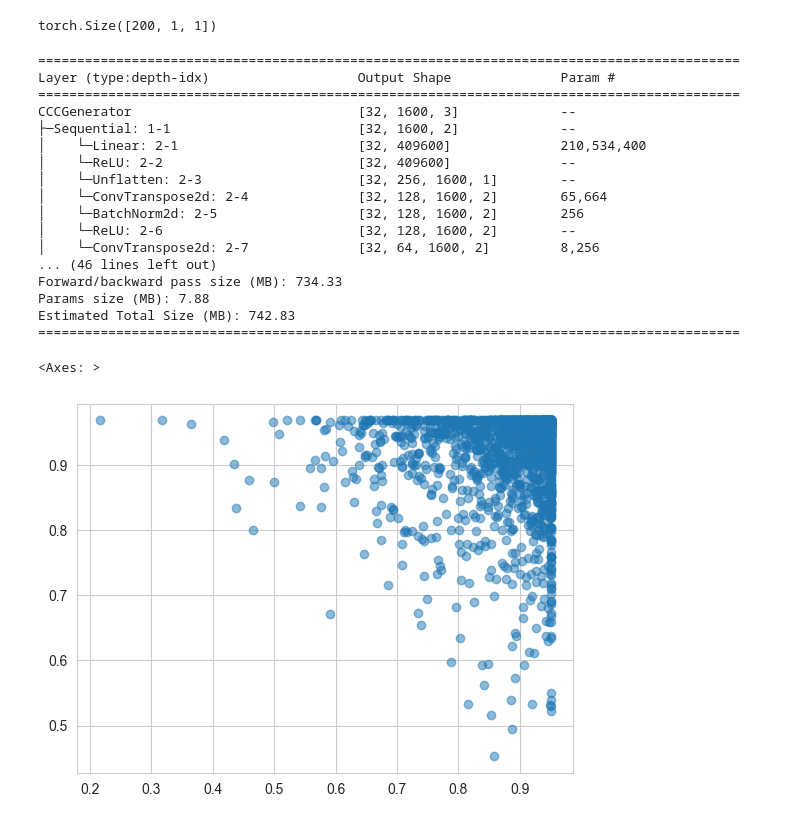
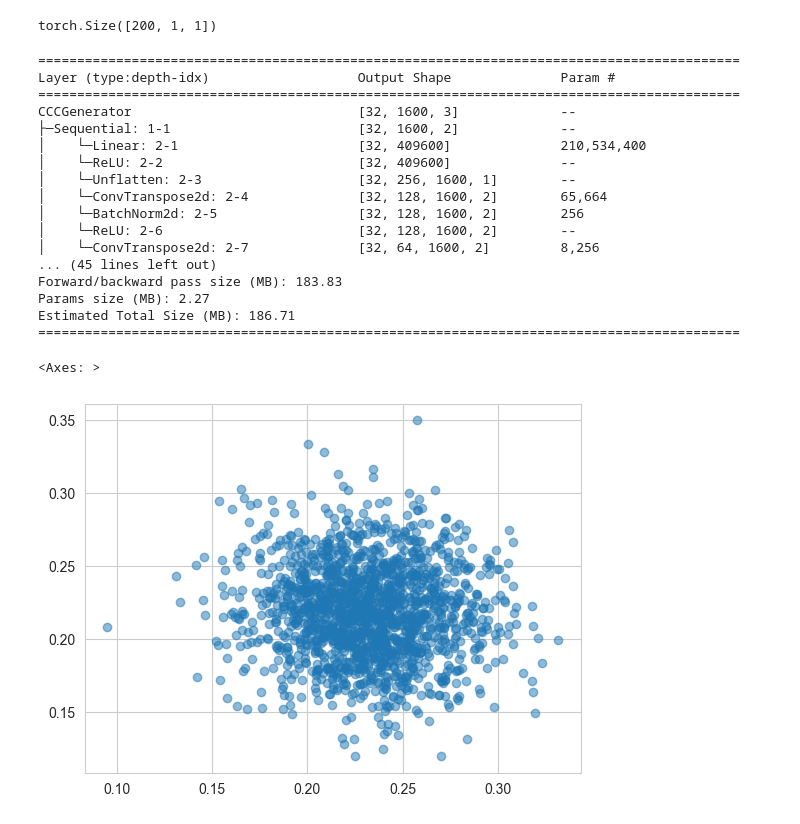
Before and after one commit to Veikko-Saikkonen/hard-spheres, a Jupyter notebook: Notebooks/Hardspheres_v2_simple_lattice.ipynb, the cells around one changed output. Saved outputs shown, nothing was run; the diff lists cells and outputs as text; code cells hidden in the pictures.

```diff
--- a/Notebooks/Hardspheres_v2_simple_lattice.ipynb
+++ b/Notebooks/Hardspheres_v2_simple_lattice.ipynb
@@ -92,6 +92,7 @@ Y_box = 35.573043402379753
 N = 1600
 X_box = 38.225722823651111
 y_box = 38.225722823651111
+dataframe["r"] = 0.375 # Fixed radius for all data, for square lattice
 # %%
 from torch import cdist
 
@@ -114,7 +115,7 @@ from sklearn.preprocessing import StandardScaler, MinMaxScaler
 
 scaler = StaticMinMaxScaler(
     columns = ["x", "y", "r"],
-    maximum = [X_box, Y_box, 20], # NOTE: Tuned for physical feasibility
+    maximum = [X_box, Y_box, 2*X_box], # NOTE: Tuned for physical feasibility
     minimum = [-X_box, -Y_box, 0] # NOTE: Tuned for physical feasibility
 )
 
@@ -124,6 +125,6 @@ dataframe_scaled.set_index(dataframe.index, inplace=True)
 
 dataframe_scaled = dataframe_scaled.drop(columns=["class"]) # Redundant with r
 # dataframe_scaled = dataframe_scaled.sort_values(by=["experiment", "sample"])
-dataframe_scaled.describe().round(5)
+dataframe_scaled.describe().round(7)
 # %% [output]
 |  | x | y | r |
@@ -288,28 +290,28 @@ run_params = {
         "training_ratio_dg": 3,
         "optimizer_g": {
             "name": "Adam",
-            "lr": 0.00005, # 0.00005, #0.002,
+            "lr": 0.0001, # 0.00005, #0.002,
             #hypergrad_lr": 1e-8,
             "weight_decay": 0,
             "betas": (0.5, 0.999)
         },
         "optimizer_d": {
             "name": "Adam",
-            "lr": 0.00005, #0.002,
+            "lr": 0.0001, #0.002,
             # "hypergrad_lr": 1e-8,
             "weight_decay": 0,
             "betas": (0.5, 0.999)
         },
         "d_loss":{
             "name": "CryinGANDiscriminatorLoss", # CryinGANDiscriminatorLoss for WaGAN + L1 loss, BCELoss for baseline
-            "mu": 0, # L1 loss coefficient
+            "mu": .5, # L1 loss coefficient
         },
         "g_loss":{
             "name": "HSGeneratorLoss",
             "radius_loss": 0,
             "grid_density_loss": 0,
             "gan_loss": 1,
-            "distance_loss": 0,
+            "distance_loss": 1,
             "physical_feasibility_loss": 0,
             "coefficients":{
                 "gan_loss": 1,
@@ -325,8 +327,8 @@ run_params = {
         "synthetic_samples":{
             "rotational": 0,
             "shuffling": 0,
-            "spatial_offset_static": 0.2 # NOTE: Can't use this if want to use the clipping in the model output
-            }, # NOTE: Can do subsquares and more rotations.
+            "spatial_offset_static": 0.2
+            }, # NOTE: Could do subsquares and more rotations.
         "downsample": False
     }
 }
@@ -362,56 +364,72 @@ generator = CCCGenerator(
     out_dimensions=out_dimensions,
     out_samples=out_samples,
     latent_dim=256, # initial latent channels
-    fix_r=0.025,
-    clip_output =False
-    #   (
-        # dataset.y.min(dim=0).values.min(dim=0).values,
-        # dataset.y.max(dim=0).values.max(dim=0).values,
-        # )
+    fix_r=0.004905,
+    clip_output = (
+        dataset.y.min(dim=0).values.min(dim=0).values,
+        dataset.y.max(dim=0).values.max(dim=0).values,
+    )
     ).to("mps")
+
+# NOTE: Alternative generator with diffusion
+# generator = CCCGeneratorWithDiffusion(
+#     kernel_size=kernel_size,
+#     channels_coefficient=5,
+#     stride=stride,
+#     rand_features=513,
+#     out_dimensions=out_dimensions,
+#     out_samples=out_samples,
+#     latent_dim=256, # initial latent channels
+#     fix_r=0.004905,
+#     clip_output = (
+#         dataset.y.min(dim=0).values.min(dim=0).values,
+#         dataset.y.max(dim=0).values.max(dim=0).values
+#         )
+#     ).to("mps")
+
 
 discriminator = CCCGDiscriminator(
     input_channels=input_channels,
     in_samples=out_samples,
     kernel_size=(1,1),
-    channels_coefficient=3
+    channels_coefficient=1
     ).to("mps")
-# discriminator = Discriminator2D(input_channels=input_channels, in_samples=out_samples).to("mps")
+
 gan = GAN(
     dataset,
     dataset,# No separate test set
     generator_model=generator,
     discriminator_model=discriminator,
     **run_params
     )
 
 print(summary(gan.generator, input_data=sample_x, depth=2))
 print(summary(gan.discriminator, input_data=sample_y_mps, depth=2))
 
 _out = gan.generate(sample_x)[0]
 # _out = _out.numpy()
 
 plot_pointcloud(_out, plot_radius=False)
 # %% [output]
 ==========================================================================================
 Layer (type:depth-idx)                   Output Shape              Param #
 ==========================================================================================
 CCCGenerator                             [32, 1600, 3]             --
 ├─Sequential: 1-1                        [32, 1600, 2]             --
 │    └─Linear: 2-1                       [32, 409600]              210,534,400
 │    └─ReLU: 2-2                         [32, 409600]              --
 │    └─Unflatten: 2-3                    [32, 256, 1600, 1]        --
 │    └─ConvTranspose2d: 2-4              [32, 128, 1600, 2]        65,664
 │    └─BatchNorm2d: 2-5                  [32, 128, 1600, 2]        256
 │    └─ReLU: 2-6                         [32, 128, 1600, 2]        --
 │    └─ConvTranspose2d: 2-7              [32, 64, 1600, 2]         8,256
-... (46 lines left out)
-Forward/backward pass size (MB): 734.33
-Params size (MB): 7.88
-Estimated Total Size (MB): 742.83
+... (45 lines left out)
+Forward/backward pass size (MB): 183.83
+Params size (MB): 2.27
+Estimated Total Size (MB): 186.71
 ==========================================================================================
 <Axes: >
-[figure, old version]
+[figure, new version]
 # %%
 gan.train_n_epochs(
     epochs=run_params["training"]["epochs"],
```
Also changed, not shown: parts of 9 cells of this notebook.
